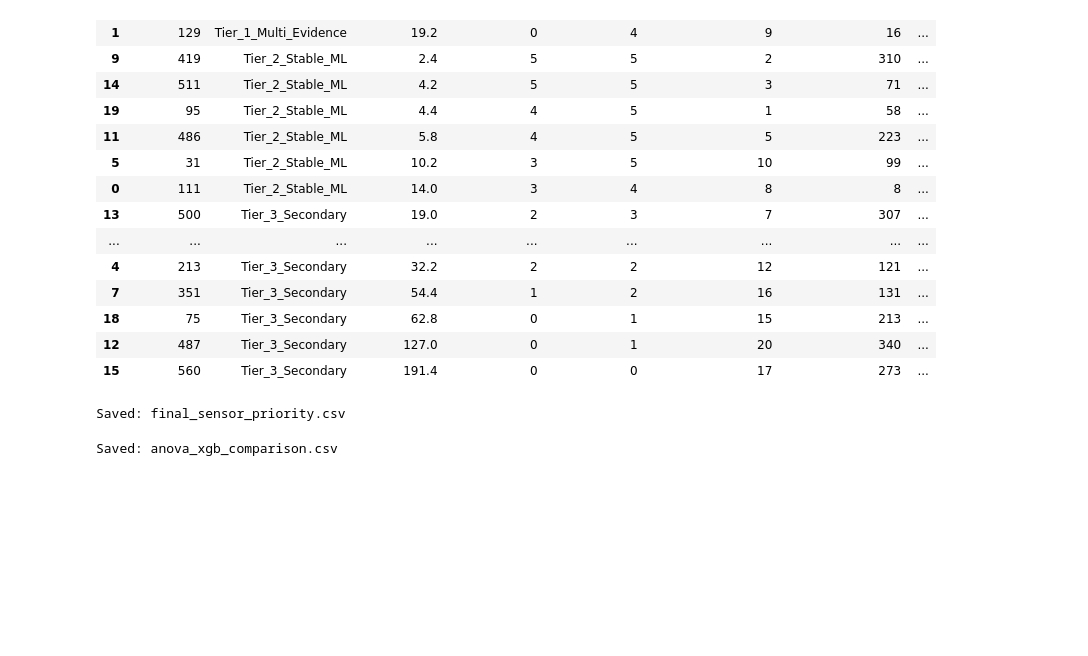
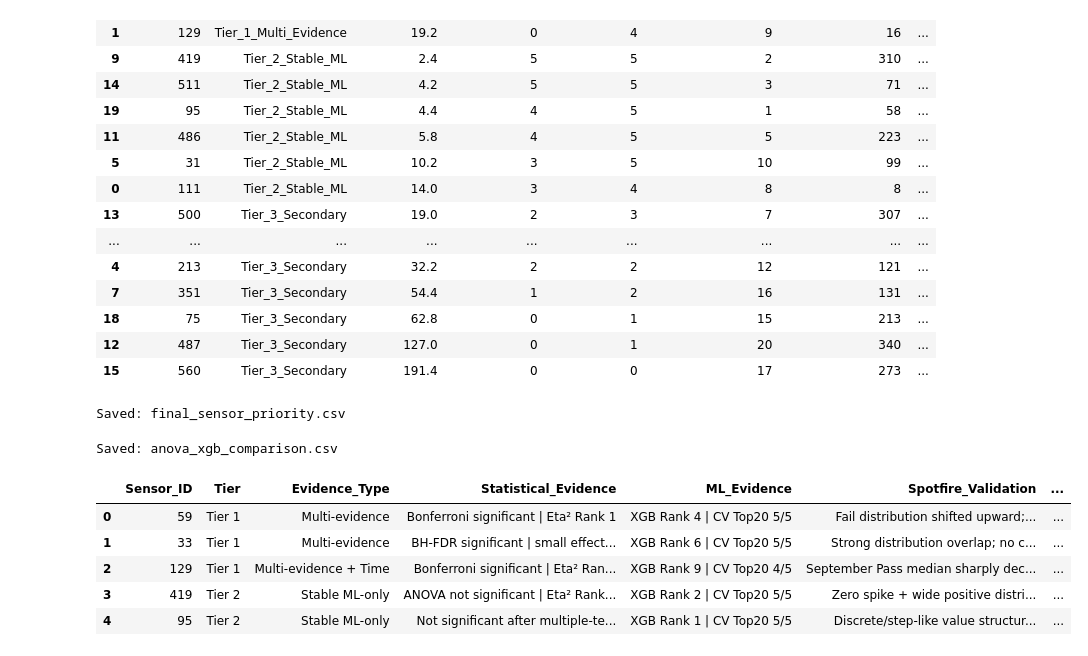
Before and after one commit to noklajinsim/UCI-SECOM-, a Jupyter notebook: 02_notebooks/06_model_evaluation.ipynb, the cells around one changed output. Saved outputs shown, nothing was run; the diff lists cells and outputs as text; code cells hidden in the pictures; blank space fills up the shorter version.

```diff
--- a/02_notebooks/06_model_evaluation.ipynb
+++ b/02_notebooks/06_model_evaluation.ipynb
@@ -2937,3 +2937,66 @@ comparison_df.to_csv(
 print("Saved: anova_xgb_comparison.csv")
 # %% [output]
 Saved: anova_xgb_comparison.csv
+# %%
+final_spotfire_summary = pd.DataFrame([
+    {
+        "Sensor_ID": "59",
+        "Tier": "Tier 1",
+        "Evidence_Type": "Multi-evidence",
+        "Statistical_Evidence": "Bonferroni significant | Eta² Rank 1",
+        "ML_Evidence": "XGB Rank 4 | CV Top20 5/5",
+        "Spotfire_Validation": "Fail distribution shifted upward; no clear long-term drift",
+        "Final_Interpretation": "Highest-priority review candidate"
+    },
+    {
+        "Sensor_ID": "33",
+        "Tier": "Tier 1",
+        "Evidence_Type": "Multi-evidence",
+        "Statistical_Evidence": "BH-FDR significant | small effect size",
+        "ML_Evidence": "XGB Rank 6 | CV Top20 5/5",
+        "Spotfire_Validation": "Strong distribution overlap; no clear drift; missingness negligible",
+        "Final_Interpretation": "Candidate mainly supported by multivariate ML evidence"
+    },
+    {
+        "Sensor_ID": "129",
+        "Tier": "Tier 1",
+        "Evidence_Type": "Multi-evidence + Time",
+        "Statistical_Evidence": "Bonferroni significant | Eta² Rank 16",
+        "ML_Evidence": "XGB Rank 9 | CV Top20 4/5",
+        "Spotfire_Validation": "September Pass median sharply decreased; time effect detected",
+        "Final_Interpretation": "Review candidate with possible temporal process-state effect"
+    },
+    {
+        "Sensor_ID": "419",
+        "Tier": "Tier 2",
+        "Evidence_Type": "Stable ML-only",
+        "Statistical_Evidence": "ANOVA not significant | Eta² Rank 310",
+        "ML_Evidence": "XGB Rank 2 | CV Top20 5/5",
+        "Spotfire_Validation": "Zero spike + wide positive distribution; no clear time drift",
+        "Final_Interpretation": "Stable multivariate ML candidate"
+    },
+    {
+        "Sensor_ID": "95",
+        "Tier": "Tier 2",
+        "Evidence_Type": "Stable ML-only",
+        "Statistical_Evidence": "Not significant after multiple-testing correction",
+        "ML_Evidence": "XGB Rank 1 | CV Top20 5/5",
+        "Spotfire_Validation": "Discrete/step-like value structure; no clear time drift",
+        "Final_Interpretation": "Stable multivariate ML candidate"
+    }
+])
+
+final_spotfire_summary.to_csv(
+    "../03_output/final_priority_sensor_summary.csv",
+    index=False,
+    encoding="utf-8-sig"
+)
+
+display(final_spotfire_summary)
+# %% [output]
+|  | Sensor_ID | Tier | Evidence_Type | Statistical_Evidence | ML_Evidence | Spotfire_Validation | ... |
+| 0 | 59 | Tier 1 | Multi-evidence | Bonferroni significant | Eta² Rank 1 | XGB Rank 4 | CV Top20 5/5 | Fail distribution shifted upward;... | ... |
+| 1 | 33 | Tier 1 | Multi-evidence | BH-FDR significant | small effect... | XGB Rank 6 | CV Top20 5/5 | Strong distribution overlap; no c... | ... |
+| 2 | 129 | Tier 1 | Multi-evidence + Time | Bonferroni significant | Eta² Ran... | XGB Rank 9 | CV Top20 4/5 | September Pass median sharply dec... | ... |
+| 3 | 419 | Tier 2 | Stable ML-only | ANOVA not significant | Eta² Rank... | XGB Rank 2 | CV Top20 5/5 | Zero spike + wide positive distri... | ... |
+| 4 | 95 | Tier 2 | Stable ML-only | Not significant after multiple-te... | XGB Rank 1 | CV Top20 5/5 | Discrete/step-like value structur... | ... |
```
Also changed, not shown: parts of 1 cell of this notebook, 7 other files.
